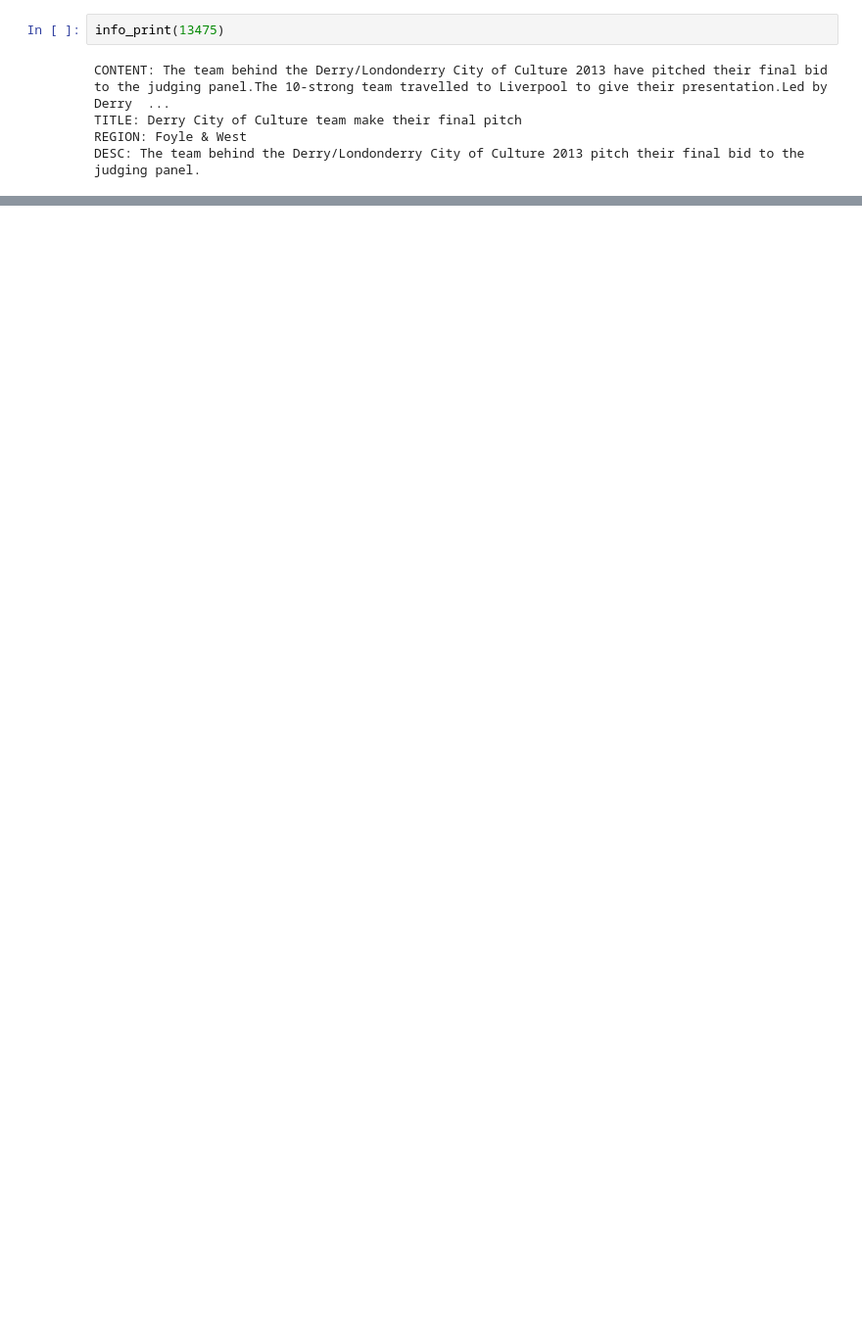
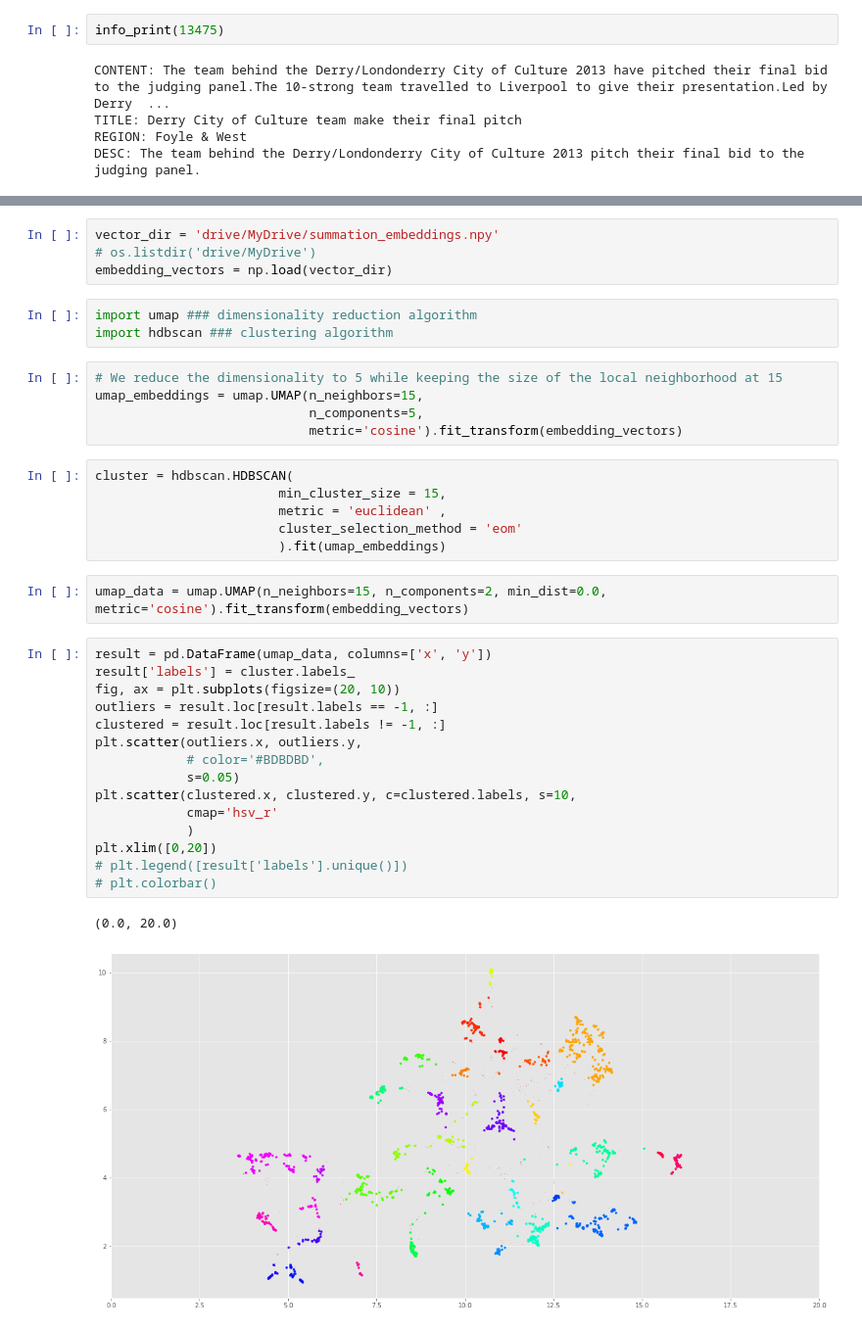
Before and after one commit to malinphy/e_repo, a Jupyter notebook: bbc_data_EDA.ipynb, the cells around one changed output, grey strips where cells are left out. Shown: that part at 98% size. Drawn from its saved outputs; the diff is of its cells as text; blank space fills up the shorter version.

```diff
--- a/bbc_data_EDA.ipynb
+++ b/bbc_data_EDA.ipynb
@@ -233,0 +273,38 @@ DESC: The team behind the Derry/Londonderry City of Culture 2013 pitch their fin
+# %%
+vector_dir = 'drive/MyDrive/summation_embeddings.npy'
+# os.listdir('drive/MyDrive')
+embedding_vectors = np.load(vector_dir)
+# %%
+import umap ### dimensionality reduction algorithm
+import hdbscan ### clustering algorithm
+# %%
+# We reduce the dimensionality to 5 while keeping the size of the local neighborhood at 15
+umap_embeddings = umap.UMAP(n_neighbors=15,
+                            n_components=5,
+                            metric='cosine').fit_transform(embedding_vectors)
+# %%
+cluster = hdbscan.HDBSCAN(
+                        min_cluster_size = 15,
+                        metric = 'euclidean' ,
+                        cluster_selection_method = 'eom'
+                        ).fit(umap_embeddings)
+# %%
+umap_data = umap.UMAP(n_neighbors=15, n_components=2, min_dist=0.0, metric='cosine').fit_transform(embedding_vectors)
+# %%
+result = pd.DataFrame(umap_data, columns=['x', 'y'])
+result['labels'] = cluster.labels_
+fig, ax = plt.subplots(figsize=(20, 10))
+outliers = result.loc[result.labels == -1, :]
+clustered = result.loc[result.labels != -1, :]
+plt.scatter(outliers.x, outliers.y,
+            # color='#BDBDBD',
+            s=0.05)
+plt.scatter(clustered.x, clustered.y, c=clustered.labels, s=10,
+            cmap='hsv_r'
+            )
+plt.xlim([0,20])
+# plt.legend([result['labels'].unique()])
+# plt.colorbar()
+# %% [output]
+(0.0, 20.0)
+[figure, added]
```
Also changed, not shown: parts of 19 cells of this notebook.
